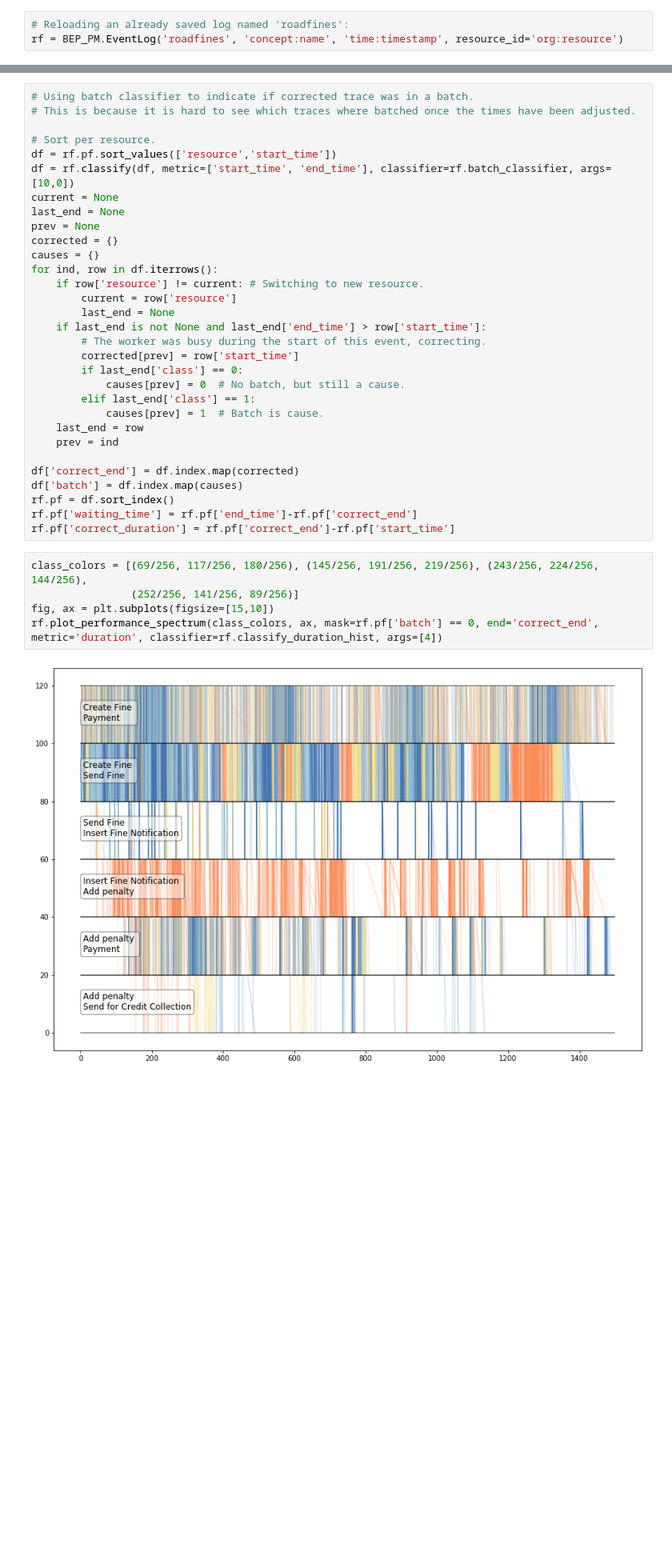
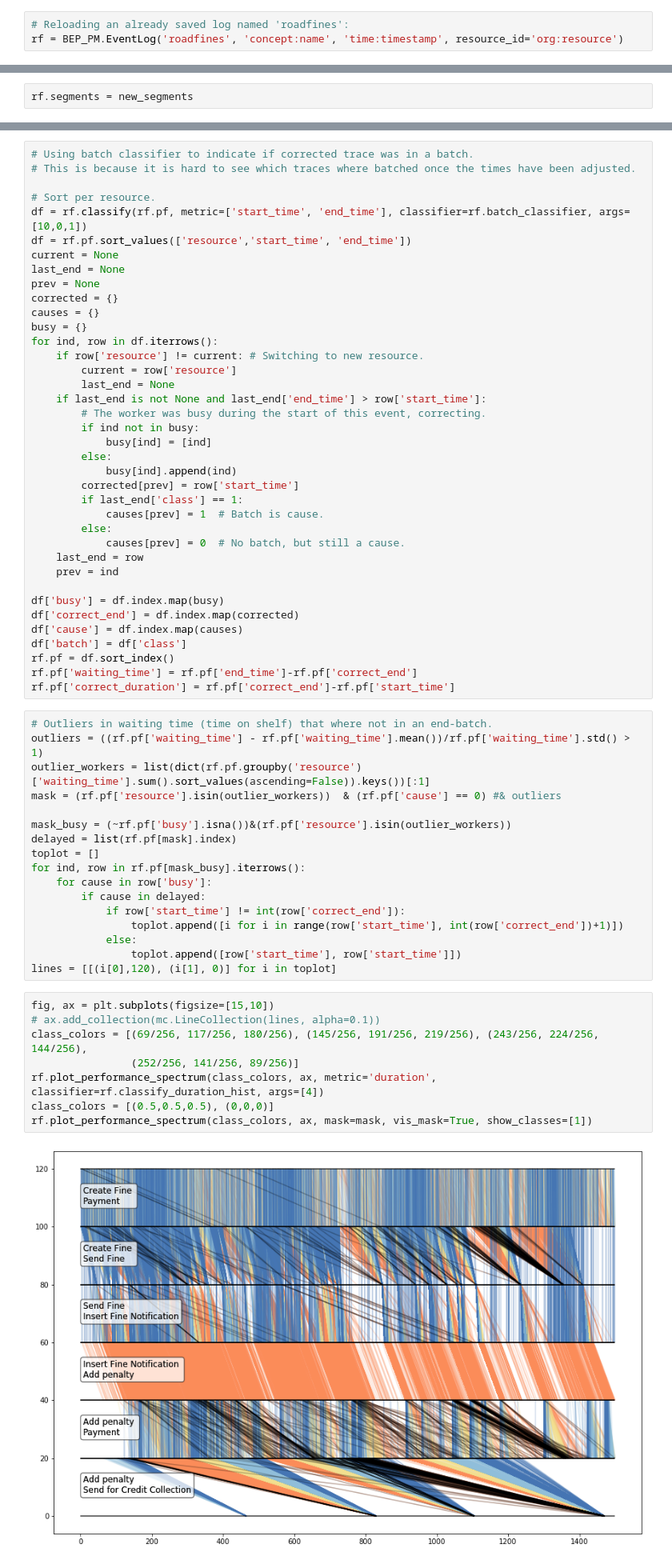
Before and after one commit to tomvmeer/PF4PY, a Jupyter notebook: Performance Spectrum.ipynb, the cells around one changed output, grey strips where cells are left out. Shown at 80% size. Saved outputs shown, nothing was run; the diff lists cells and outputs as text; blank space fills up the shorter version.

Commit message:
Added more plotting options.

```diff
--- a/Performance Spectrum.ipynb
+++ b/Performance Spectrum.ipynb
@@ -39,0 +102,2 @@ segments[-1], segments[-2] = segments[-2], segments[-1]
+# %%
+rf.segments = new_segments
@@ -50,36 +146,63 @@ rf.plot_performance_spectrum(class_colors, ax, metric='duration', classifier=rf.
 # This is because it is hard to see which traces where batched once the times have been adjusted.
 
 # Sort per resource.
-df = rf.pf.sort_values(['resource','start_time'])
-df = rf.classify(df, metric=['start_time', 'end_time'], classifier=rf.batch_classifier, args=[10,0])
+df = rf.classify(rf.pf, metric=['start_time', 'end_time'], classifier=rf.batch_classifier, args=[10,0,1])
+df = rf.pf.sort_values(['resource','start_time', 'end_time'])
 current = None
 last_end = None
 prev = None
 corrected = {}
 causes = {}
+busy = {}
 for ind, row in df.iterrows():
     if row['resource'] != current: # Switching to new resource.
         current = row['resource']
         last_end = None
     if last_end is not None and last_end['end_time'] > row['start_time']:
         # The worker was busy during the start of this event, correcting.
+        if ind not in busy:
+            busy[ind] = [ind]
+        else:
+            busy[ind].append(ind)
         corrected[prev] = row['start_time']
-        if last_end['class'] == 0:
+        if last_end['class'] == 1:
+            causes[prev] = 1  # Batch is cause.
+        else:
             causes[prev] = 0  # No batch, but still a cause.
-        elif last_end['class'] == 1:
-            causes[prev] = 1  # Batch is cause.
     last_end = row
     prev = ind
 
+df['busy'] = df.index.map(busy)
 df['correct_end'] = df.index.map(corrected)
-df['batch'] = df.index.map(causes)
+df['cause'] = df.index.map(causes)
+df['batch'] = df['class']
 rf.pf = df.sort_index()
 rf.pf['waiting_time'] = rf.pf['end_time']-rf.pf['correct_end']
 rf.pf['correct_duration'] = rf.pf['correct_end']-rf.pf['start_time']
+# %%
+# Outliers in waiting time (time on shelf) that where not in an end-batch.
+outliers = ((rf.pf['waiting_time'] - rf.pf['waiting_time'].mean())/rf.pf['waiting_time'].std() > 1)
+outlier_workers = list(dict(rf.pf.groupby('resource')['waiting_time'].sum().sort_values(ascending=False)).keys())[:1]
+mask = (rf.pf['resource'].isin(outlier_workers))  & (rf.pf['cause'] == 0) #& outliers
+
+mask_busy = (~rf.pf['busy'].isna())&(rf.pf['resource'].isin(outlier_workers))
+delayed = list(rf.pf[mask].index)
+toplot = []
+for ind, row in rf.pf[mask_busy].iterrows():
+    for cause in row['busy']:
+        if cause in delayed:
+            if row['start_time'] != int(row['correct_end']):
+                toplot.append([i for i in range(row['start_time'], int(row['correct_end'])+1)])
+            else:
+                toplot.append([row['start_time'], row['start_time']])
+lines = [[(i[0],120), (i[1], 0)] for i in toplot]
 # %%
+fig, ax = plt.subplots(figsize=[15,10])
+# ax.add_collection(mc.LineCollection(lines, alpha=0.1))
 class_colors = [(69/256, 117/256, 180/256), (145/256, 191/256, 219/256), (243/256, 224/256, 144/256),
                 (252/256, 141/256, 89/256)]
-fig, ax = plt.subplots(figsize=[15,10])
-rf.plot_performance_spectrum(class_colors, ax, mask=rf.pf['batch'] == 0, end='correct_end', metric='duration', classifier=rf.classify_duration_hist, args=[4])
+rf.plot_performance_spectrum(class_colors, ax, metric='duration', classifier=rf.classify_duration_hist, args=[4])
+class_colors = [(0.5,0.5,0.5), (0,0,0)]
+rf.plot_performance_spectrum(class_colors, ax, mask=mask, vis_mask=True, show_classes=[1])
 # %% [output]
-[figure, old version]
+[figure, new version]
```
Also changed, not shown: parts of 23 cells of this notebook, 1 other file.
